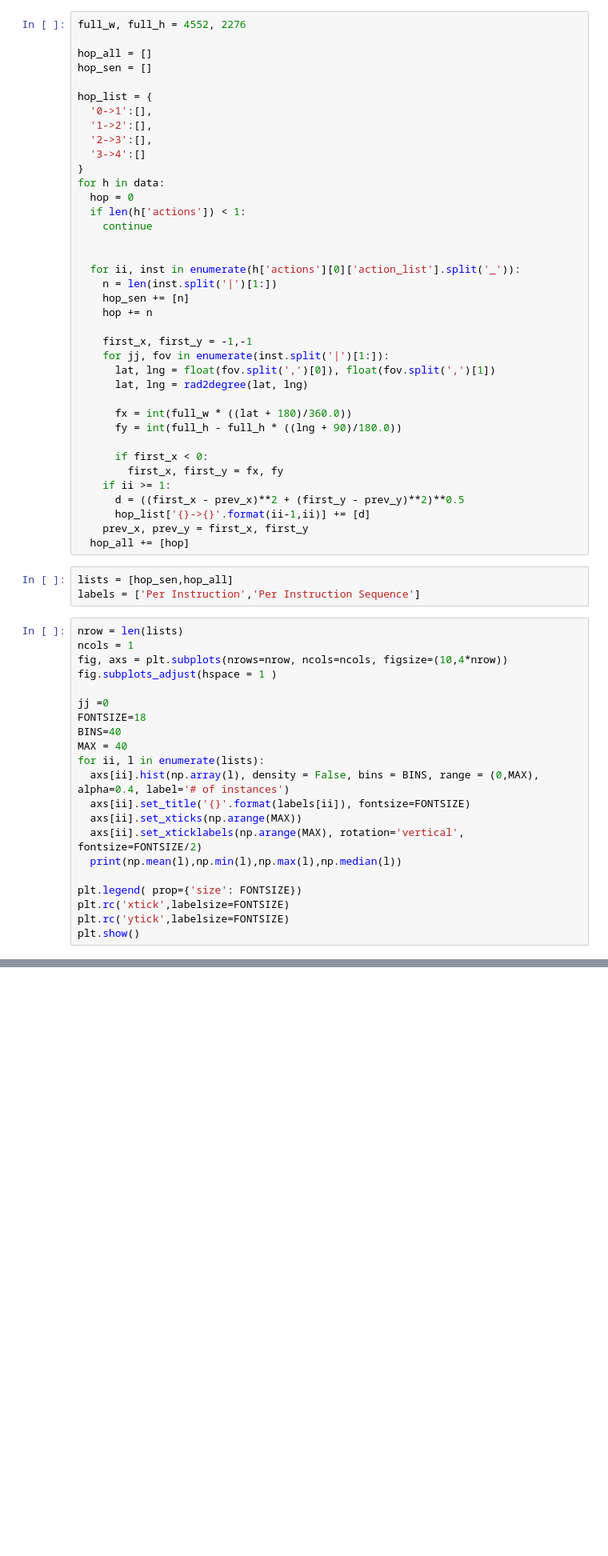
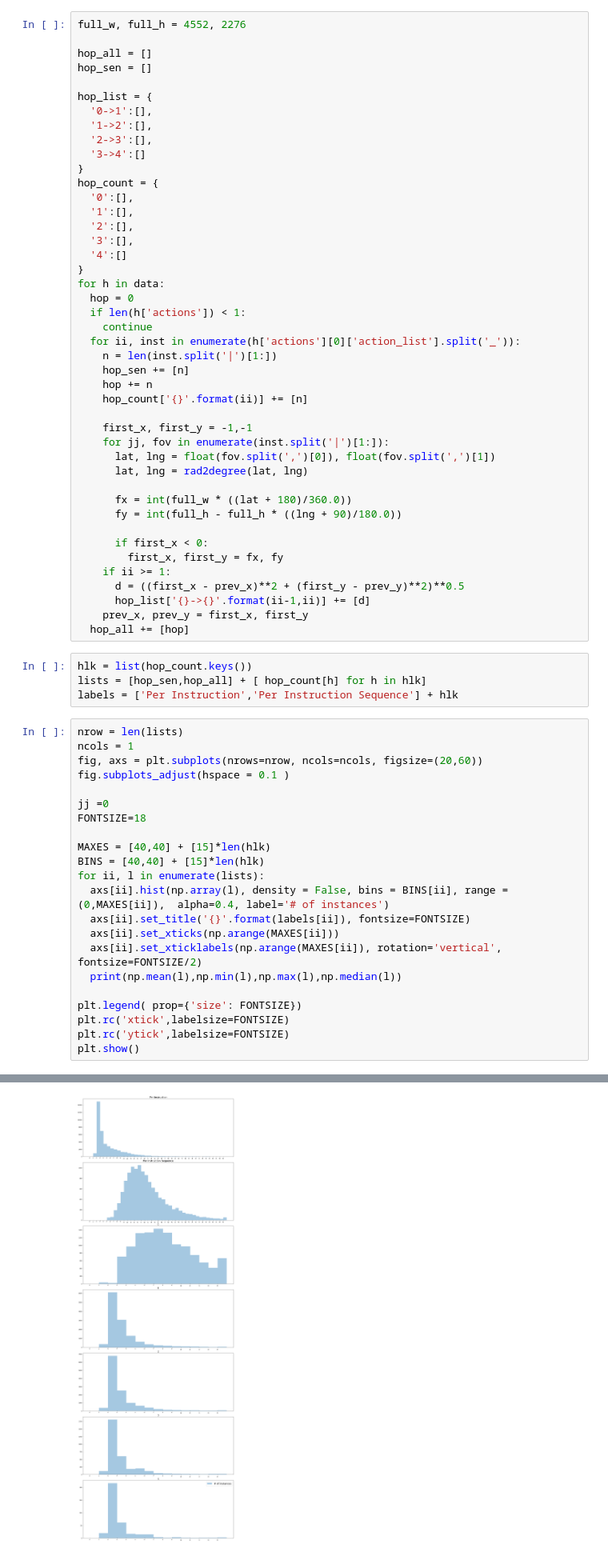
Before and after one commit to volkancirik/refer360, a Jupyter notebook: src/notebooks/AnalysesofHops.ipynb, the cells around one changed output, grey strips where cells are left out. Shown at 80% size. Saved outputs shown, nothing was run; the diff lists cells and outputs as text; blank space fills up the shorter version.

```diff
--- a/src/notebooks/AnalysesofHops.ipynb
+++ b/src/notebooks/AnalysesofHops.ipynb
@@ -36,16 +52,22 @@ hop_list = {
   '2->3':[],
   '3->4':[]
 }
+hop_count = {
+  '0':[],
+  '1':[],
+  '2':[],
+  '3':[],
+  '4':[]
+}
 for h in data:
   hop = 0
   if len(h['actions']) < 1:
     continue
-
-
   for ii, inst in enumerate(h['actions'][0]['action_list'].split('_')):
     n = len(inst.split('|')[1:])
     hop_sen += [n]
     hop += n
+    hop_count['{}'.format(ii)] += [n]
 
     first_x, first_y = -1,-1
     for jj, fov in enumerate(inst.split('|')[1:]):
@@ -63,26 +85,29 @@ for h in data:
     prev_x, prev_y = first_x, first_y
   hop_all += [hop]
 # %%
-lists = [hop_sen,hop_all]
-labels = ['Per Instruction','Per Instruction Sequence']
+hlk = list(hop_count.keys())
+lists = [hop_sen,hop_all] + [ hop_count[h] for h in hlk]
+labels = ['Per Instruction','Per Instruction Sequence'] + hlk
 # %%
 nrow = len(lists)
 ncols = 1
-fig, axs = plt.subplots(nrows=nrow, ncols=ncols, figsize=(10,4*nrow))
-fig.subplots_adjust(hspace = 1 )
+fig, axs = plt.subplots(nrows=nrow, ncols=ncols, figsize=(20,60))
+fig.subplots_adjust(hspace = 0.1 )
 
 jj =0
 FONTSIZE=18
-BINS=40
-MAX = 40
+
+MAXES = [40,40] + [15]*len(hlk)
+BINS = [40,40] + [15]*len(hlk)
 for ii, l in enumerate(lists):
-  axs[ii].hist(np.array(l), density = False, bins = BINS, range = (0,MAX),  alpha=0.4, label='# of instances')
+  axs[ii].hist(np.array(l), density = False, bins = BINS[ii], range = (0,MAXES[ii]),  alpha=0.4, label='# of instances')
   axs[ii].set_title('{}'.format(labels[ii]), fontsize=FONTSIZE)
-  axs[ii].set_xticks(np.arange(MAX))
-  axs[ii].set_xticklabels(np.arange(MAX), rotation='vertical', fontsize=FONTSIZE/2)
+  axs[ii].set_xticks(np.arange(MAXES[ii]))
+  axs[ii].set_xticklabels(np.arange(MAXES[ii]), rotation='vertical', fontsize=FONTSIZE/2)
   print(np.mean(l),np.min(l),np.max(l),np.median(l))
 
 plt.legend( prop={'size': FONTSIZE})
 plt.rc('xtick',labelsize=FONTSIZE)
 plt.rc('ytick',labelsize=FONTSIZE)
 plt.show()
+# %% [output]
@@ -89 +121,2 @@ plt.show()
+[figure, added]
 # %%
```
Also changed, not shown: parts of 4 cells of this notebook, 13 other files.
